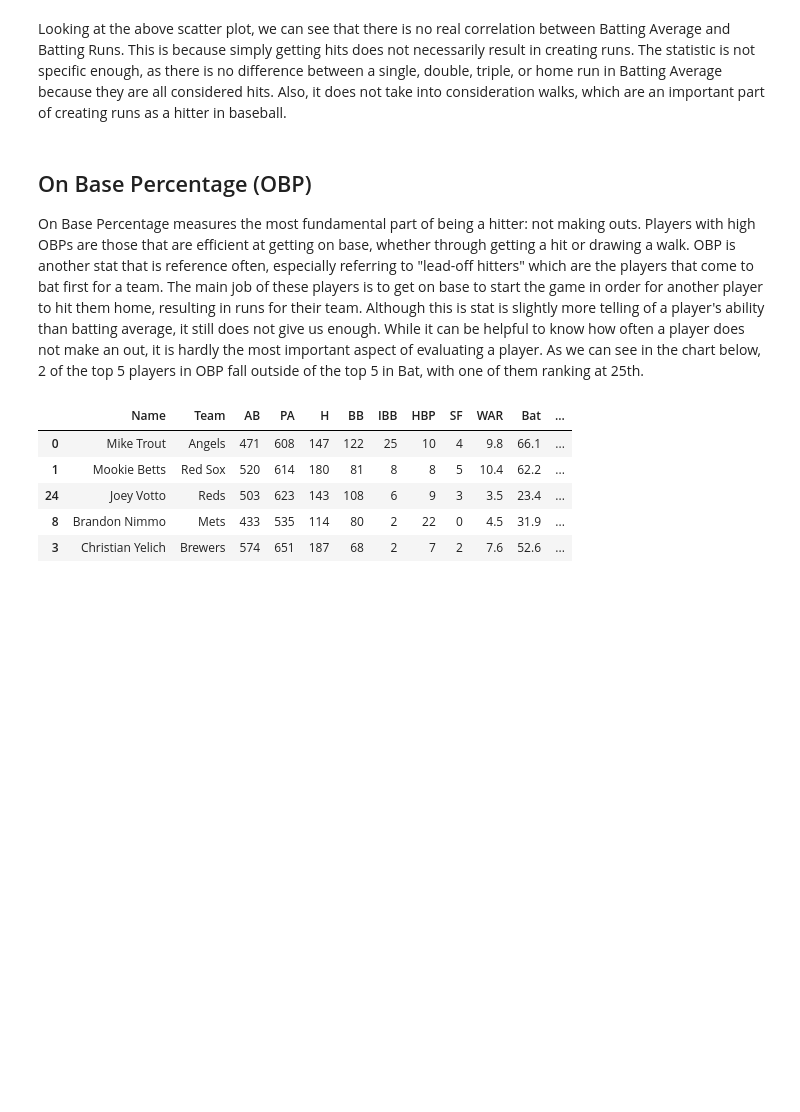
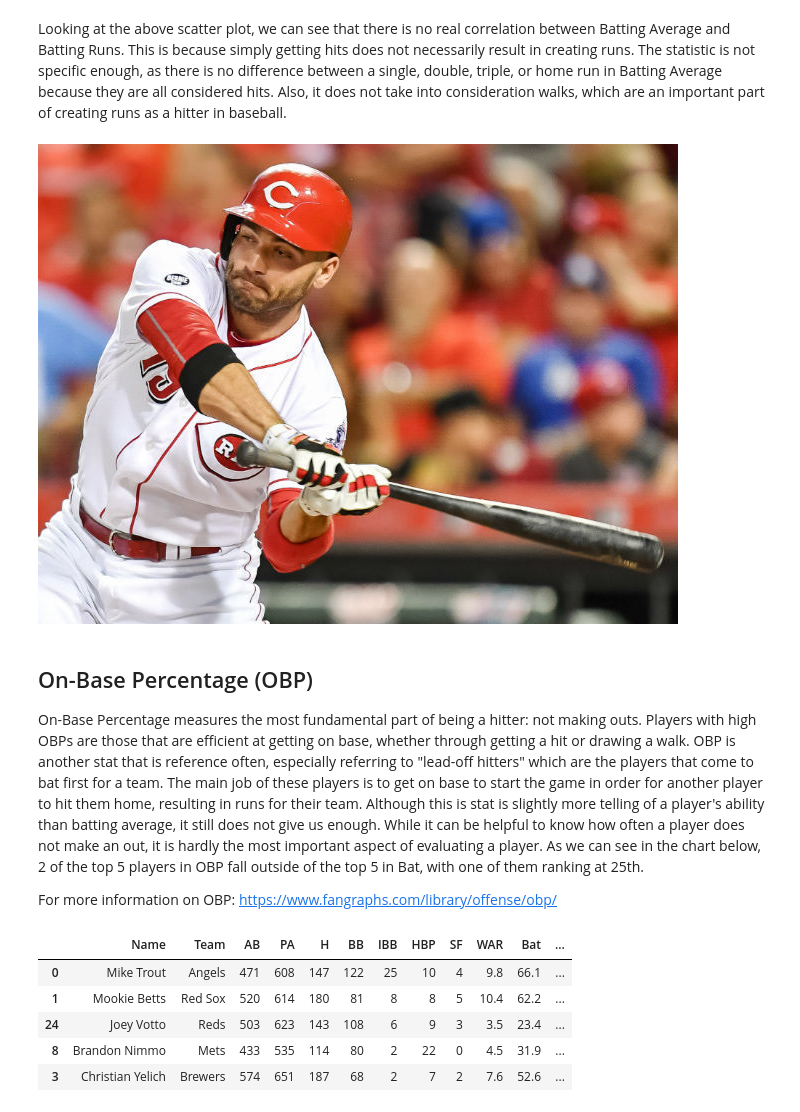
Before and after one commit to andrewscheid/CMSC320-Final-Tutorial, a Jupyter notebook: Final Tutorial - Andrew Scheid.ipynb, the cells around one changed output. Saved outputs shown, nothing was run; the diff lists cells and outputs as text; code cells hidden in the pictures; blank space fills up the shorter version.

```diff
--- a/Final Tutorial - Andrew Scheid.ipynb
+++ b/Final Tutorial - Andrew Scheid.ipynb
@@ -186,9 +206,15 @@ label_point(avg.head(75).Bat, avg.head(75).AVG, avg.head(75).Name, plt.gca())
 [figure]
 # %% [markdown]
 Looking at the above scatter plot, we can see that there is no real correlation between Batting Average and Batting Runs. This is because simply getting hits does not necessarily result in creating runs. The statistic is not specific enough, as there is no difference between a single, double, triple, or home run in Batting Average because they are all considered hits. Also, it does not take into consideration walks, which are an important part of creating runs as a hitter in baseball.
+# %%
+Image(filename='votto.jpg')
+# %% [output]
+[figure, added]
 # %% [markdown]
-## On Base Percentage (OBP)
-On Base Percentage measures the most fundamental part of being a hitter: not making outs. Players with high OBPs are those that are efficient at getting on base, whether through getting a hit or drawing a walk. OBP is another stat that is reference often, especially referring to "lead-off hitters" which are the players that come to bat first for a team. The main job of these players is to get on base to start the game in order for another player to hit them home, resulting in runs for their team. Although this is stat is slightly more telling of a player's ability than batting average, it still does not give us enough. While it can be helpful to know how often a player does not make an out, it is hardly the most important aspect of evaluating a player. As we can see in the chart below, 2 of the top 5 players in OBP fall outside of the top 5 in Bat, with one of them ranking at 25th.
+## On-Base Percentage (OBP)
+On-Base Percentage measures the most fundamental part of being a hitter: not making outs. Players with high OBPs are those that are efficient at getting on base, whether through getting a hit or drawing a walk. OBP is another stat that is reference often, especially referring to "lead-off hitters" which are the players that come to bat first for a team. The main job of these players is to get on base to start the game in order for another player to hit them home, resulting in runs for their team. Although this is stat is slightly more telling of a player's ability than batting average, it still does not give us enough. While it can be helpful to know how often a player does not make an out, it is hardly the most important aspect of evaluating a player. As we can see in the chart below, 2 of the top 5 players in OBP fall outside of the top 5 in Bat, with one of them ranking at 25th.
+
+For more information on OBP: https://www.fangraphs.com/library/offense/obp/
 # %%
 obp = avg.copy()
 obp['OBP'] = (obp['H'] + obp['BB'] + obp['HBP']) / (obp['AB'] + obp['BB'] + obp['HBP'] + obp['SF'])
```
Also changed, not shown: parts of 21 cells of this notebook, 13 other files.
